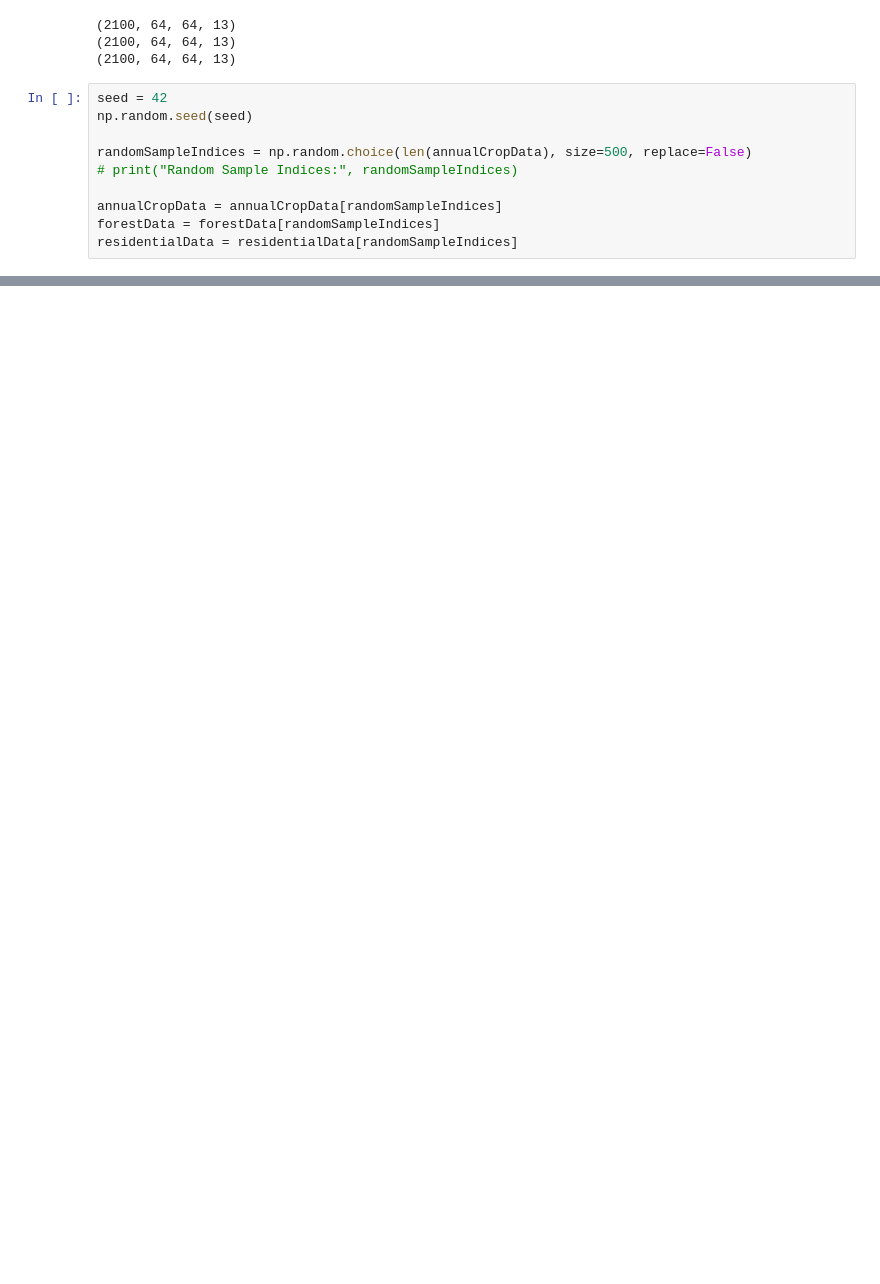
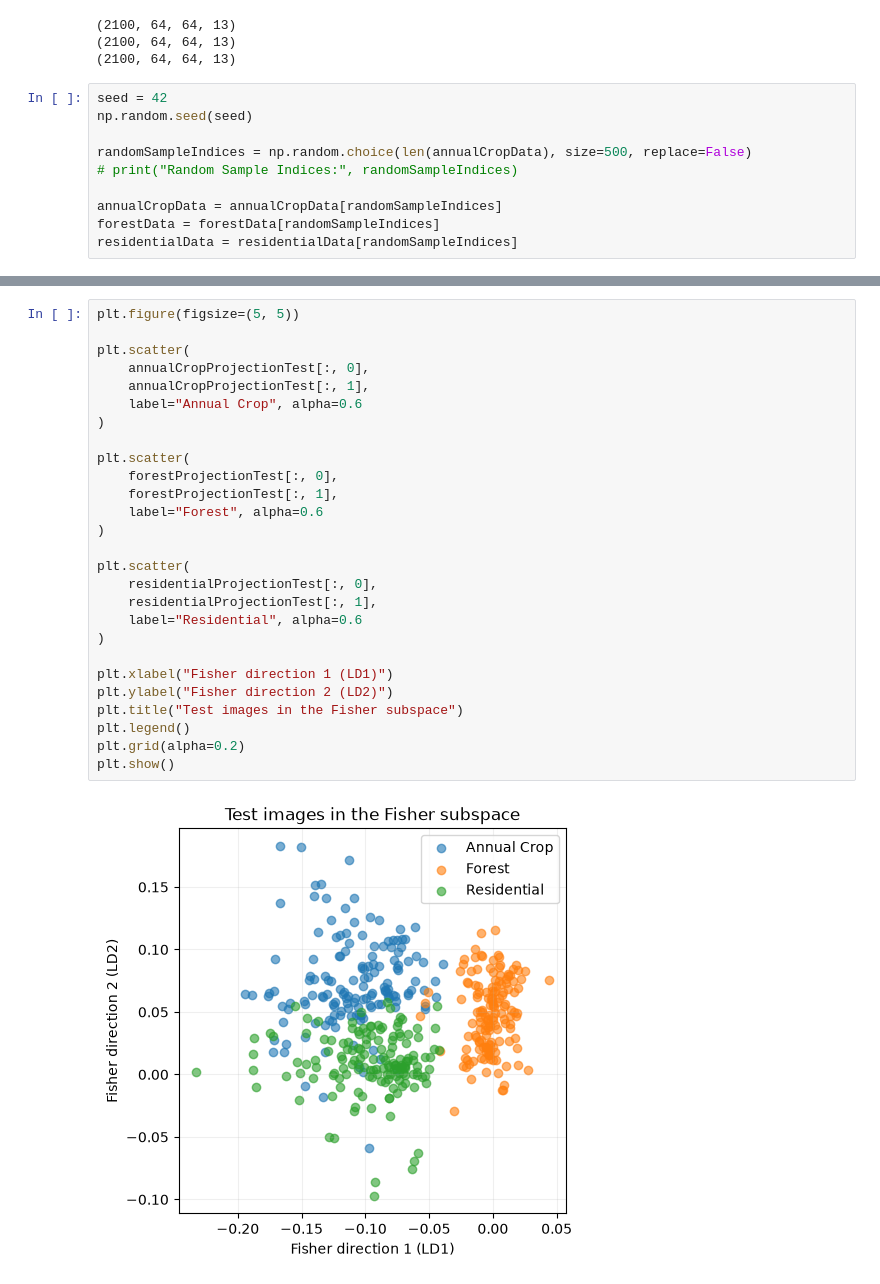
Before and after one commit to Joanna1101/ASEN-6337-Group-Project, a Jupyter notebook: Fisher_LDA.ipynb, the cells around one changed output, grey strips where cells are left out. Drawn from its saved outputs; the diff is of its cells as text; blank space fills up the shorter version.

```diff
--- a/Fisher_LDA.ipynb
+++ b/Fisher_LDA.ipynb
@@ -161,0 +284,29 @@ Test Dataset Shapes:
+# %%
+plt.figure(figsize=(5, 5))
+
+plt.scatter(
+    annualCropProjectionTest[:, 0],
+    annualCropProjectionTest[:, 1],
+    label="Annual Crop", alpha=0.6
+)
+
+plt.scatter(
+    forestProjectionTest[:, 0],
+    forestProjectionTest[:, 1],
+    label="Forest", alpha=0.6
+)
+
+plt.scatter(
+    residentialProjectionTest[:, 0],
+    residentialProjectionTest[:, 1],
+    label="Residential", alpha=0.6
+)
+
+plt.xlabel("Fisher direction 1 (LD1)")
+plt.ylabel("Fisher direction 2 (LD2)")
+plt.title("Test images in the Fisher subspace")
+plt.legend()
+plt.grid(alpha=0.2)
+plt.show()
+# %% [output]
+[figure, added]
```
Also changed, not shown: parts of 14 cells of this notebook.
